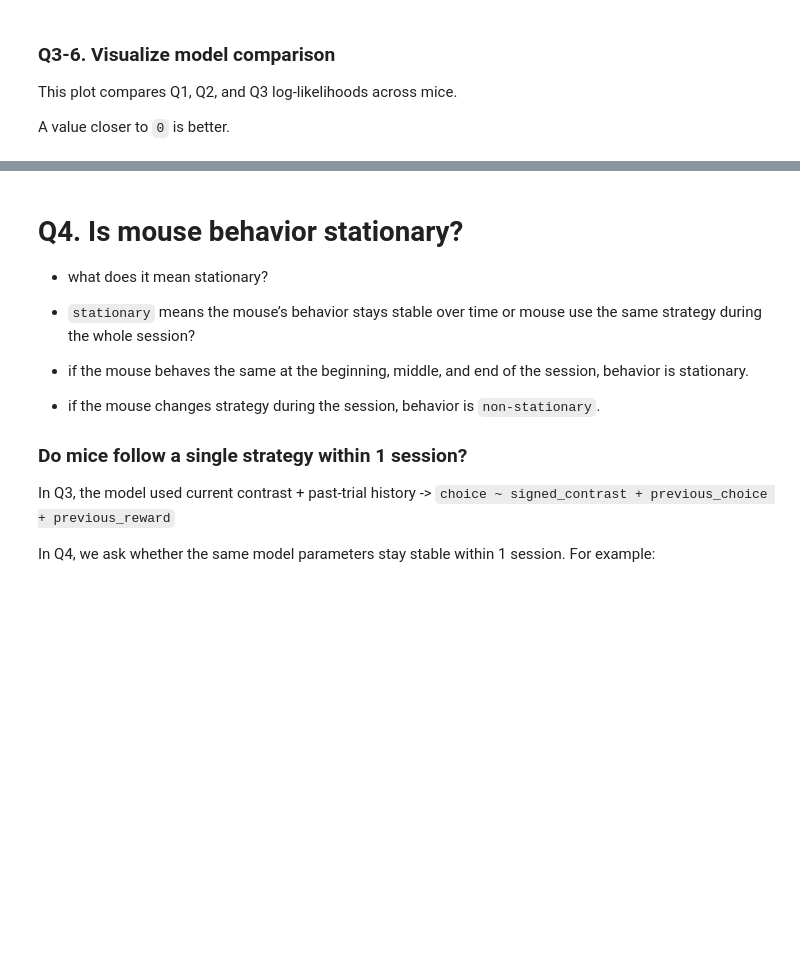
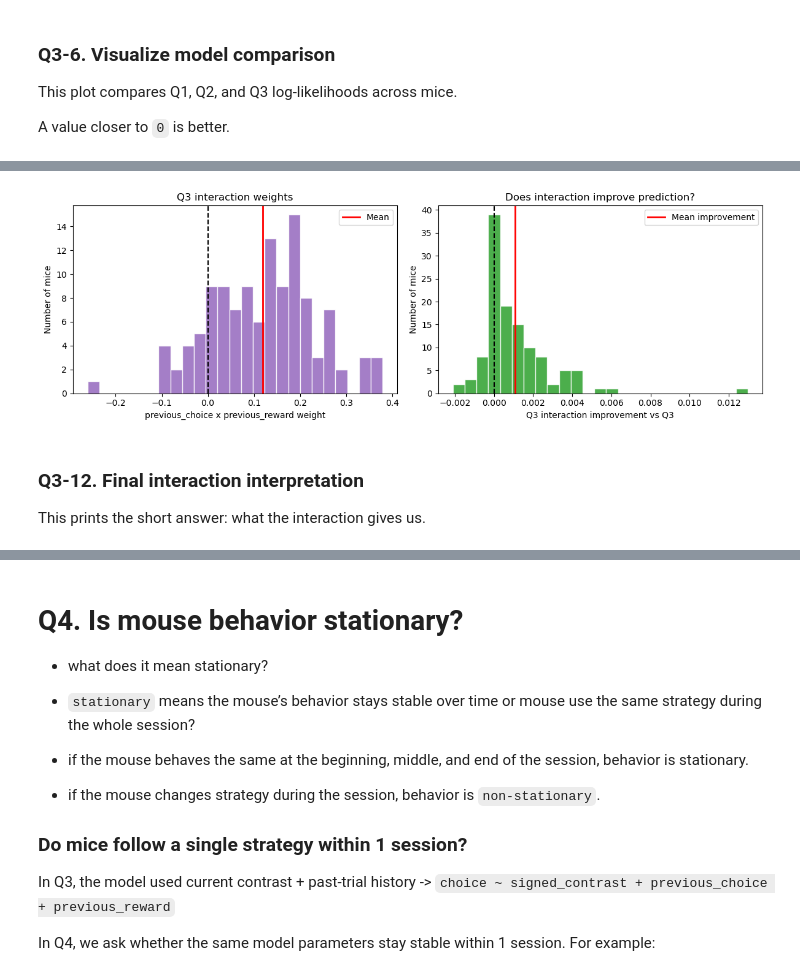
Before and after one commit to muntoka0/ibl-project, a Jupyter notebook: IBL_behavior_dataQ4.ipynb, the cells around one changed output, grey strips where cells are left out. Drawn from its saved outputs; the diff is of its cells as text; code cells hidden in the pictures; blank space fills up the shorter version.

```diff
--- a/IBL_behavior_dataQ4.ipynb
+++ b/IBL_behavior_dataQ4.ipynb
@@ -1791,0 +2194,49 @@ If Q3 does not improve log-likelihood, then the history variables do not improve
+# %%
+fig, axes = plt.subplots(1, 2, figsize=(12, 4))
+
+axes[0].hist(
+    q3_interaction_results_df['prev_choice_x_reward_weight'],
+    bins=25,
+    color='tab:purple',
+    edgecolor='white',
+    alpha=0.85
+)
+axes[0].axvline(0, color='black', linestyle='--')
+axes[0].axvline(
+    q3_interaction_results_df['prev_choice_x_reward_weight'].mean(),
+    color='red',
+    linewidth=2,
+    label='Mean'
+)
+axes[0].set_xlabel('previous_choice x previous_reward weight')
+axes[0].set_ylabel('Number of mice')
+axes[0].set_title('Q3 interaction weights')
+axes[0].legend()
+
+axes[1].hist(
+    comparison_q1_q2_q3_interaction_df['q3_interaction_improvement_vs_q3'],
+    bins=25,
+    color='tab:green',
+    edgecolor='white',
+    alpha=0.85
+)
+axes[1].axvline(0, color='black', linestyle='--')
+axes[1].axvline(
+    comparison_q1_q2_q3_interaction_df['q3_interaction_improvement_vs_q3'].mean(),
+    color='red',
+    linewidth=2,
+    label='Mean improvement'
+)
+axes[1].set_xlabel('Q3 interaction improvement vs Q3')
+axes[1].set_ylabel('Number of mice')
+axes[1].set_title('Does interaction improve prediction?')
+axes[1].legend()
+
+plt.tight_layout()
+plt.show()
+# %% [output]
+[figure, added]
+# %% [markdown]
+### Q3-12. Final interaction interpretation
+
+This prints the short answer: what the interaction gives us.
```
Also changed, not shown: parts of 44 cells of this notebook, 1 other file.
